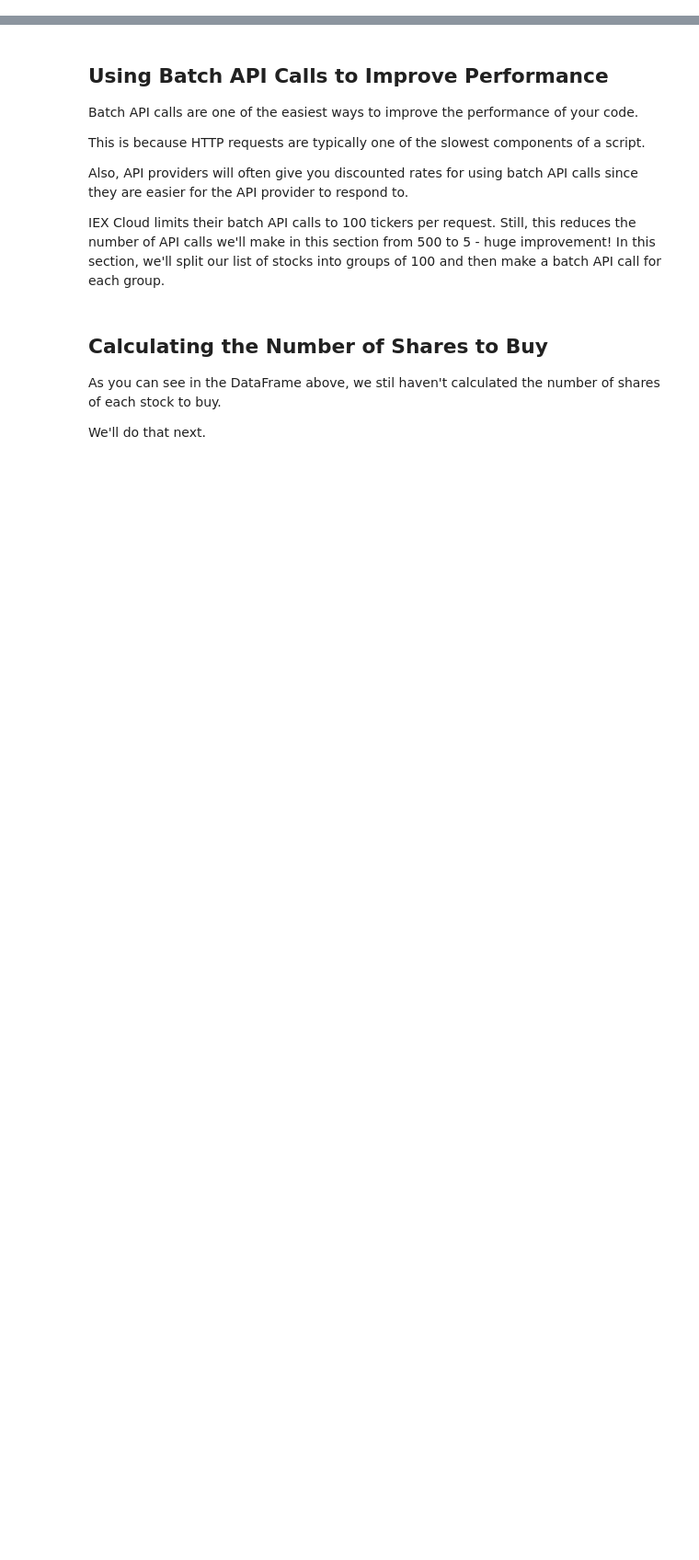
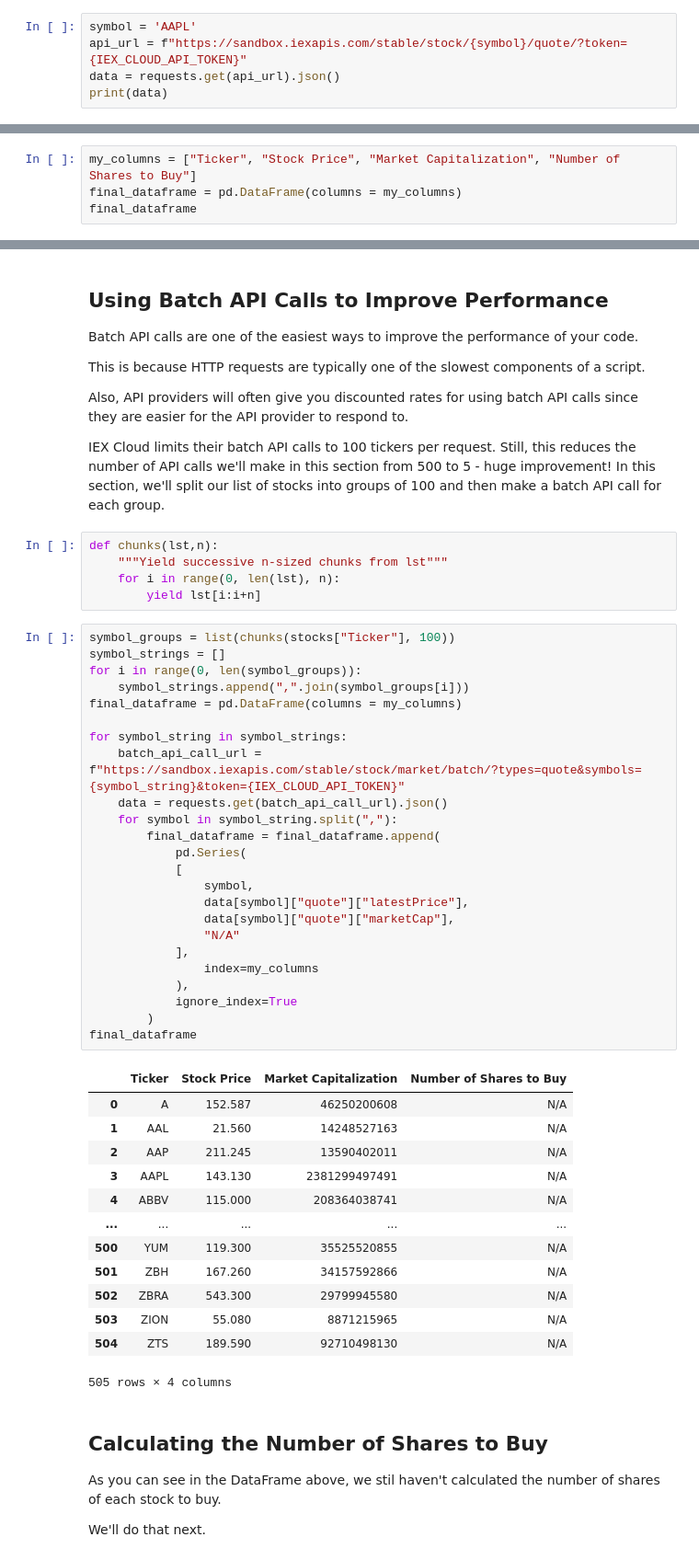
Before and after one commit to weixiangtoh/algorithmic-trading-python, a Jupyter notebook: starter_files/001_equal_weight_S&P_500.ipynb, the cells around one changed output, grey strips where cells are left out. Shown at 92% size. Saved outputs shown, nothing was run; the diff lists cells and outputs as text; blank space fills up the shorter version.

Commit message:
Equal-Weight S&P 500 Index Fund

```diff
--- a/starter_files/001_equal_weight_S&P_500.ipynb
+++ b/starter_files/001_equal_weight_S&P_500.ipynb
@@ -75,3 +72,8 @@ We need the following information from the API:
 
 * Market capitalization for each stock
 * Price of each stock
+# %%
+symbol = 'AAPL'
+api_url = f"https://sandbox.iexapis.com/stable/stock/{symbol}/quote/?token={IEX_CLOUD_API_TOKEN}"
+data = requests.get(api_url).json()
+print(data)
@@ -85,3 +92,7 @@ With that said, the data isn't in a proper format yet. We need to parse it first
 ## Adding Our Stocks Data to a Pandas DataFrame
 
 The next thing we need to do is add our stock's price and market capitalization to a pandas DataFrame. Think of a DataFrame like the Python version of a spreadsheet. It stores tabular data.
+# %%
+my_columns = ["Ticker", "Stock Price", "Market Capitalization", "Number of Shares to Buy"]
+final_dataframe = pd.DataFrame(columns = my_columns)
+final_dataframe
@@ -99,6 +150,49 @@ This is because HTTP requests are typically one of the slowest components of a s
 Also, API providers will often give you discounted rates for using batch API calls since they are easier for the API provider to respond to.
 
 IEX Cloud limits their batch API calls to 100 tickers per request. Still, this reduces the number of API calls we'll make in this section from 500 to 5 - huge improvement! In this section, we'll split our list of stocks into groups of 100 and then make a batch API call for each group.
+# %%
+def chunks(lst,n):
+    """Yield successive n-sized chunks from lst"""
+    for i in range(0, len(lst), n):
+        yield lst[i:i+n]
+# %%
+symbol_groups = list(chunks(stocks["Ticker"], 100))
+symbol_strings = []
+for i in range(0, len(symbol_groups)):
+    symbol_strings.append(",".join(symbol_groups[i]))
+final_dataframe = pd.DataFrame(columns = my_columns)
+
+for symbol_string in symbol_strings:
+    batch_api_call_url = f"https://sandbox.iexapis.com/stable/stock/market/batch/?types=quote&symbols={symbol_string}&token={IEX_CLOUD_API_TOKEN}"
+    data = requests.get(batch_api_call_url).json()
+    for symbol in symbol_string.split(","):
+        final_dataframe = final_dataframe.append(
+            pd.Series(
+            [
+                symbol,
+                data[symbol]["quote"]["latestPrice"],
+                data[symbol]["quote"]["marketCap"],
+                "N/A"
+            ],
+                index=my_columns
+            ),
+            ignore_index=True
+        )
+final_dataframe
+# %% [output]
+|  | Ticker | Stock Price | Market Capitalization | Number of Shares to Buy |
+| 0 | A | 152.587 | 46250200608 | N/A |
+| 1 | AAL | 21.560 | 14248527163 | N/A |
+| 2 | AAP | 211.245 | 13590402011 | N/A |
+| 3 | AAPL | 143.130 | 2381299497491 | N/A |
+| 4 | ABBV | 115.000 | 208364038741 | N/A |
+| ... | ... | ... | ... | ... |
+| 500 | YUM | 119.300 | 35525520855 | N/A |
+| 501 | ZBH | 167.260 | 34157592866 | N/A |
+| 502 | ZBRA | 543.300 | 29799945580 | N/A |
+| 503 | ZION | 55.080 | 8871215965 | N/A |
+| 504 | ZTS | 189.590 | 92710498130 | N/A |
+505 rows × 4 columns
 # %% [markdown]
 ## Calculating the Number of Shares to Buy
 
```
Also changed, not shown: parts of 17 cells of this notebook, 3 other files.
